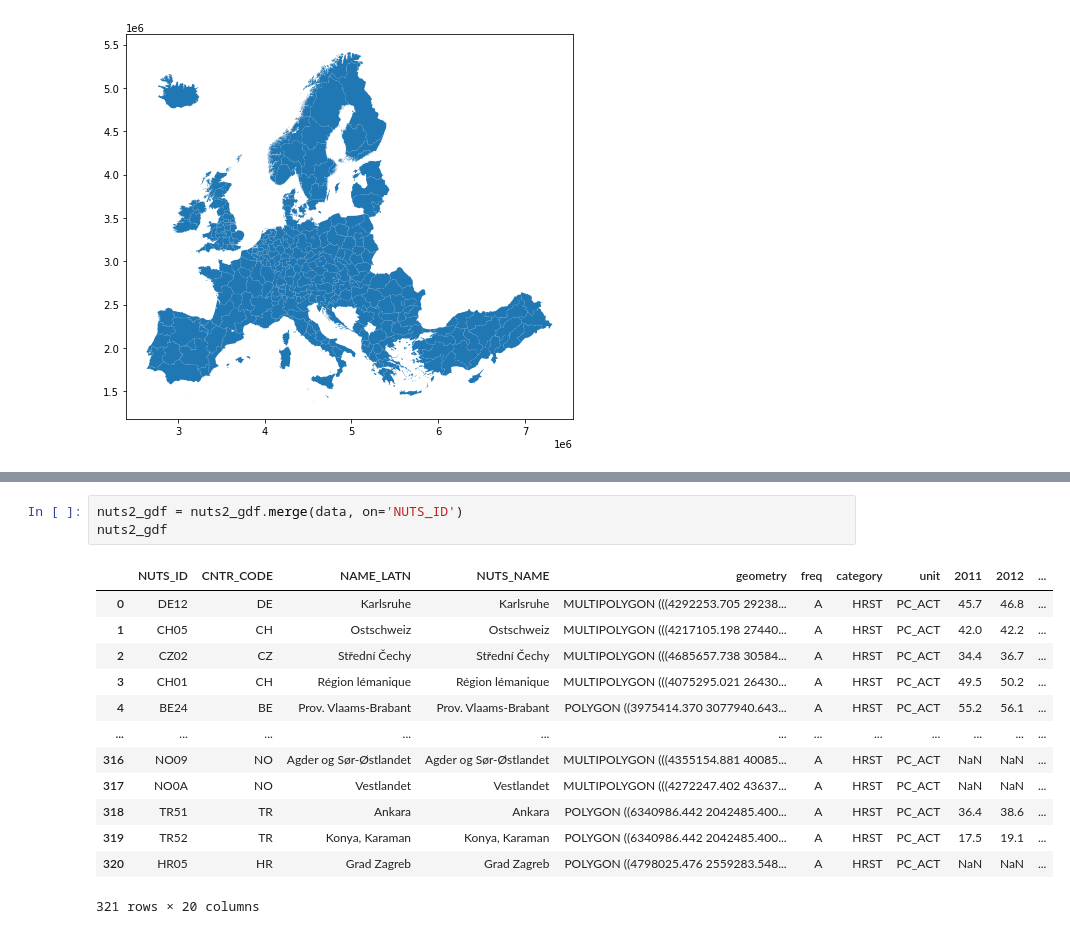
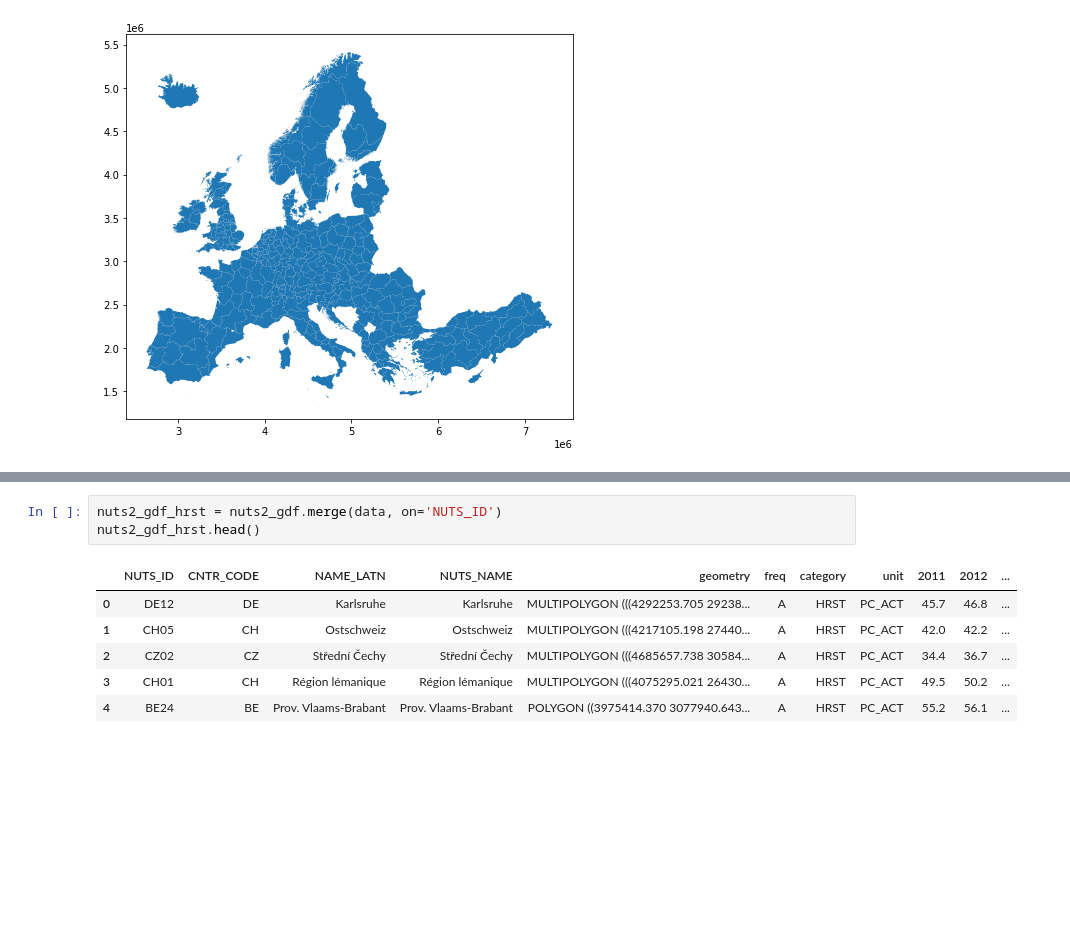
Before and after one commit to GISAdamToth/ArcGIS_Notebooks_thesis, a Jupyter notebook: eurostat/eurostat.ipynb, the cells around one changed output, grey strips where cells are left out. Saved outputs shown, nothing was run; the diff lists cells and outputs as text; blank space fills up the shorter version.

```diff
--- a/eurostat/eurostat.ipynb
+++ b/eurostat/eurostat.ipynb
@@ -301,18 +286,11 @@ data
 # %%
-nuts2_gdf = nuts2_gdf.merge(data, on='NUTS_ID')
-nuts2_gdf
+nuts2_gdf_hrst = nuts2_gdf.merge(data, on='NUTS_ID')
+nuts2_gdf_hrst.head()
 # %% [output]
 |  | NUTS_ID | CNTR_CODE | NAME_LATN | NUTS_NAME | geometry | freq | category | unit | 2011 | 2012 | ... |
 | 0 | DE12 | DE | Karlsruhe | Karlsruhe | MULTIPOLYGON (((4292253.705 29238... | A | HRST | PC_ACT | 45.7 | 46.8 | ... |
 | 1 | CH05 | CH | Ostschweiz | Ostschweiz | MULTIPOLYGON (((4217105.198 27440... | A | HRST | PC_ACT | 42.0 | 42.2 | ... |
 | 2 | CZ02 | CZ | Střední Čechy | Střední Čechy | MULTIPOLYGON (((4685657.738 30584... | A | HRST | PC_ACT | 34.4 | 36.7 | ... |
 | 3 | CH01 | CH | Région lémanique | Région lémanique | MULTIPOLYGON (((4075295.021 26430... | A | HRST | PC_ACT | 49.5 | 50.2 | ... |
 | 4 | BE24 | BE | Prov. Vlaams-Brabant | Prov. Vlaams-Brabant | POLYGON ((3975414.370 3077940.643... | A | HRST | PC_ACT | 55.2 | 56.1 | ... |
-| ... | ... | ... | ... | ... | ... | ... | ... | ... | ... | ... | ... |
-| 316 | NO09 | NO | Agder og Sør-Østlandet | Agder og Sør-Østlandet | MULTIPOLYGON (((4355154.881 40085... | A | HRST | PC_ACT | NaN | NaN | ... |
-| 317 | NO0A | NO | Vestlandet | Vestlandet | MULTIPOLYGON (((4272247.402 43637... | A | HRST | PC_ACT | NaN | NaN | ... |
-| 318 | TR51 | TR | Ankara | Ankara | POLYGON ((6340986.442 2042485.400... | A | HRST | PC_ACT | 36.4 | 38.6 | ... |
-| 319 | TR52 | TR | Konya, Karaman | Konya, Karaman | POLYGON ((6340986.442 2042485.400... | A | HRST | PC_ACT | 17.5 | 19.1 | ... |
-| 320 | HR05 | HR | Grad Zagreb | Grad Zagreb | POLYGON ((4798025.476 2559283.548... | A | HRST | PC_ACT | NaN | NaN | ... |
-321 rows × 20 columns
 # %%
```
Also changed, not shown: parts of 7 cells of this notebook, 2 other files.
